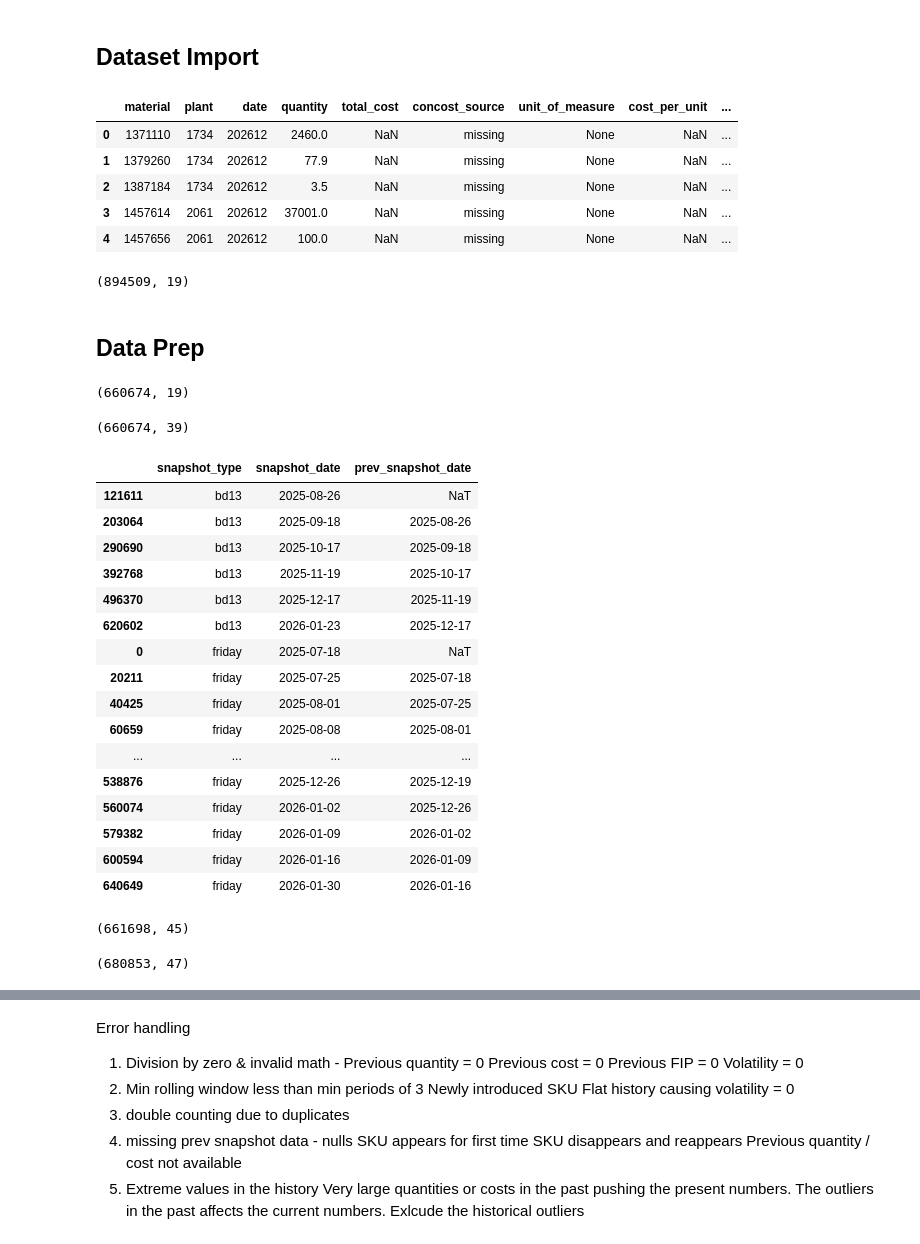
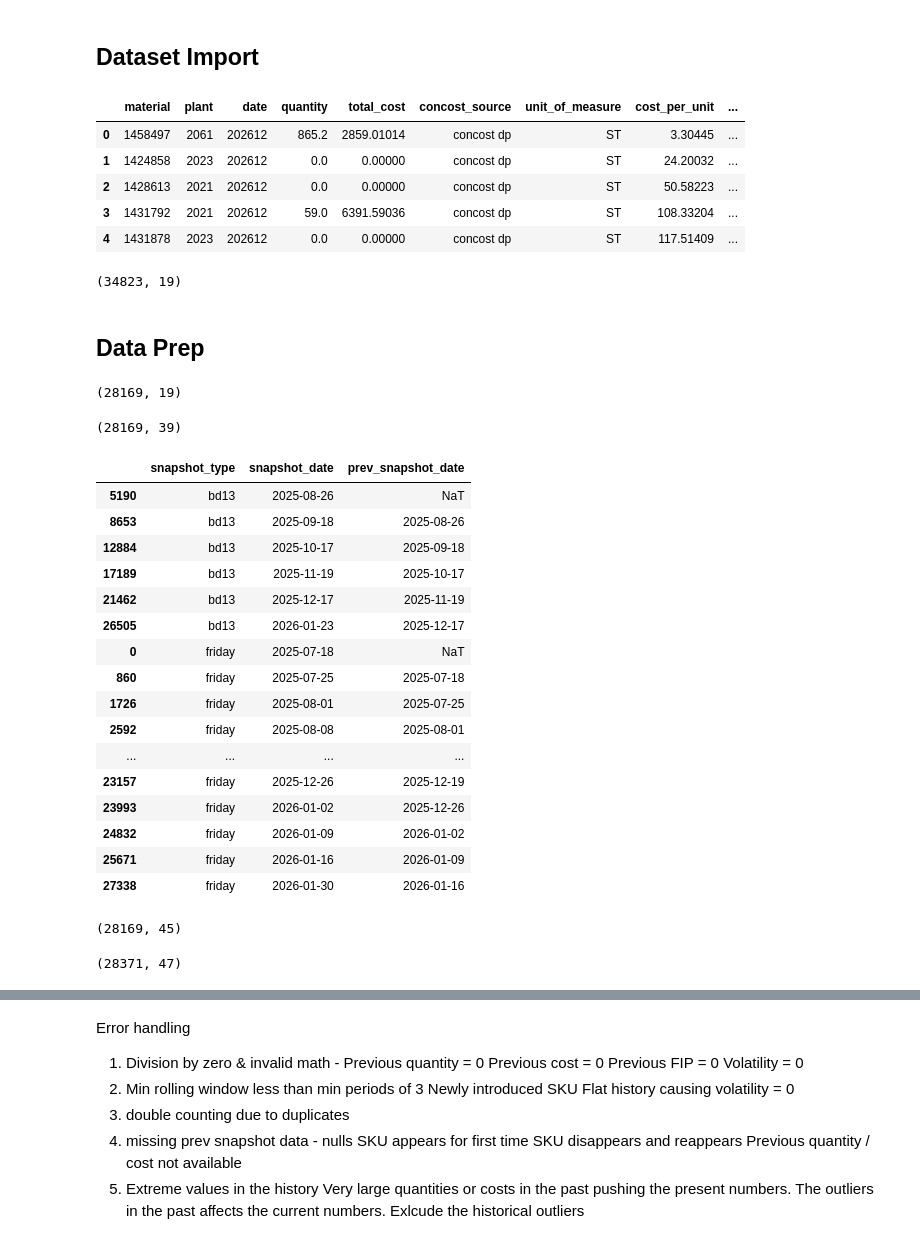
Before and after one commit to yogeshpedi/FIP_RCA, a Jupyter notebook: notebooks/FIP_RCA_BrandLevelAgg.ipynb, the cells around one changed output, grey strips where cells are left out. Saved outputs shown, nothing was run; the diff lists cells and outputs as text; code cells hidden in the pictures.

```diff
--- a/notebooks/FIP_RCA_BrandLevelAgg.ipynb
+++ b/notebooks/FIP_RCA_BrandLevelAgg.ipynb
@@ -8,41 +8,42 @@ import s3fs
 # %%
 # Import FIP Dataset
 
 s3_path_fip = (
     "s3://m3-intel-hub-dp-us-east-1-517292-prod/"
     "publish/data-product/financial_inventory_projection_report_network_update/"
 )
 
 dataset = ds.dataset(
     s3_path_fip,
     format="parquet",
     partitioning="hive"
 )
 
 table = dataset.to_table(
     filter=(
         ds.field("date").isin(["202612"])#, "202712", "202812"])
-    ) &
+    ) & (ds.field("corporate_brand") == "REVLIMID") &
+
     ~(
         (ds.field("snapshot_date") == "2026-01-23") &
         (ds.field("snapshot_type") == "friday")
     )
 )
 
 
 df_fip = table.to_pandas()
 df_fip.head()
 # %% [output]
 |  | material | plant | date | quantity | total_cost | concost_source | unit_of_measure | cost_per_unit | ... |
-| 0 | 1371110 | 1734 | 202612 | 2460.0 | NaN | missing | None | NaN | ... |
-| 1 | 1379260 | 1734 | 202612 | 77.9 | NaN | missing | None | NaN | ... |
-| 2 | 1387184 | 1734 | 202612 | 3.5 | NaN | missing | None | NaN | ... |
-| 3 | 1457614 | 2061 | 202612 | 37001.0 | NaN | missing | None | NaN | ... |
-| 4 | 1457656 | 2061 | 202612 | 100.0 | NaN | missing | None | NaN | ... |
+| 0 | 1458497 | 2061 | 202612 | 865.2 | 2859.01014 | concost dp | ST | 3.30445 | ... |
+| 1 | 1424858 | 2023 | 202612 | 0.0 | 0.00000 | concost dp | ST | 24.20032 | ... |
+| 2 | 1428613 | 2021 | 202612 | 0.0 | 0.00000 | concost dp | ST | 50.58223 | ... |
+| 3 | 1431792 | 2021 | 202612 | 59.0 | 6391.59036 | concost dp | ST | 108.33204 | ... |
+| 4 | 1431878 | 2023 | 202612 | 0.0 | 0.00000 | concost dp | ST | 117.51409 | ... |
 # %%
 df_fip.shape
 # %% [output]
-(894509, 19)
+(34823, 19)
 # %%
 # Import Plant Type Data
 
@@ -128,7 +129,7 @@ df_fip = df_fip.loc[df_fip["has_non_zero"] == 1].drop(columns="has_non_zero")
 # %%
 df_fip.shape
 # %% [output]
-(660674, 19)
+(28169, 19)
 # %%
 base1 = df_fip.copy()
 # %%
@@ -200,7 +201,7 @@ base1 = base1.merge(
 
 base1.shape
 # %% [output]
-(660674, 39)
+(28169, 39)
 # %%
 # rearrange columns for better readability
 new_cols = [
@@ -258,22 +259,22 @@ snapshot_calendar["prev_snapshot_date"] = (
 snapshot_calendar      # comparing bd13 - bd13 snapshots and friday-friday snapshots. no bd13-fri snapshots
 # %% [output]
 |  | snapshot_type | snapshot_date | prev_snapshot_date |
-| 121611 | bd13 | 2025-08-26 | NaT |
-| 203064 | bd13 | 2025-09-18 | 2025-08-26 |
-| 290690 | bd13 | 2025-10-17 | 2025-09-18 |
-| 392768 | bd13 | 2025-11-19 | 2025-10-17 |
-| 496370 | bd13 | 2025-12-17 | 2025-11-19 |
-| 620602 | bd13 | 2026-01-23 | 2025-12-17 |
+| 5190 | bd13 | 2025-08-26 | NaT |
+| 8653 | bd13 | 2025-09-18 | 2025-08-26 |
+| 12884 | bd13 | 2025-10-17 | 2025-09-18 |
+| 17189 | bd13 | 2025-11-19 | 2025-10-17 |
+| 21462 | bd13 | 2025-12-17 | 2025-11-19 |
+| 26505 | bd13 | 2026-01-23 | 2025-12-17 |
 | 0 | friday | 2025-07-18 | NaT |
-| 20211 | friday | 2025-07-25 | 2025-07-18 |
-| 40425 | friday | 2025-08-01 | 2025-07-25 |
-| 60659 | friday | 2025-08-08 | 2025-08-01 |
+| 860 | friday | 2025-07-25 | 2025-07-18 |
+| 1726 | friday | 2025-08-01 | 2025-07-25 |
+| 2592 | friday | 2025-08-08 | 2025-08-01 |
 | ... | ... | ... | ... |
-| 538876 | friday | 2025-12-26 | 2025-12-19 |
-| 560074 | friday | 2026-01-02 | 2025-12-26 |
-| 579382 | friday | 2026-01-09 | 2026-01-02 |
-| 600594 | friday | 2026-01-16 | 2026-01-09 |
-| 640649 | friday | 2026-01-30 | 2026-01-16 |
+| 23157 | friday | 2025-12-26 | 2025-12-19 |
+| 23993 | friday | 2026-01-02 | 2025-12-26 |
+| 24832 | friday | 2026-01-09 | 2026-01-02 |
+| 25671 | friday | 2026-01-16 | 2026-01-09 |
+| 27338 | friday | 2026-01-30 | 2026-01-16 |
 # %%
 # Attach previous snapshot date to each row
 
@@ -336,7 +337,7 @@ rca_base = current_df.merge(
 # %%
 rca_base.shape
 # %% [output]
-(661698, 45)
+(28169, 45)
 # %%
 # Flags for material–plant presence
 
@@ -426,7 +427,7 @@ for col in [
 # %%
 final_rca_frame.shape
 # %% [output]
-(680853, 47)
+(28371, 47)
 # %%
 snapshot_mapping_check = (
     final_rca_frame
```
Also changed, not shown: parts of 31 cells of this notebook.
